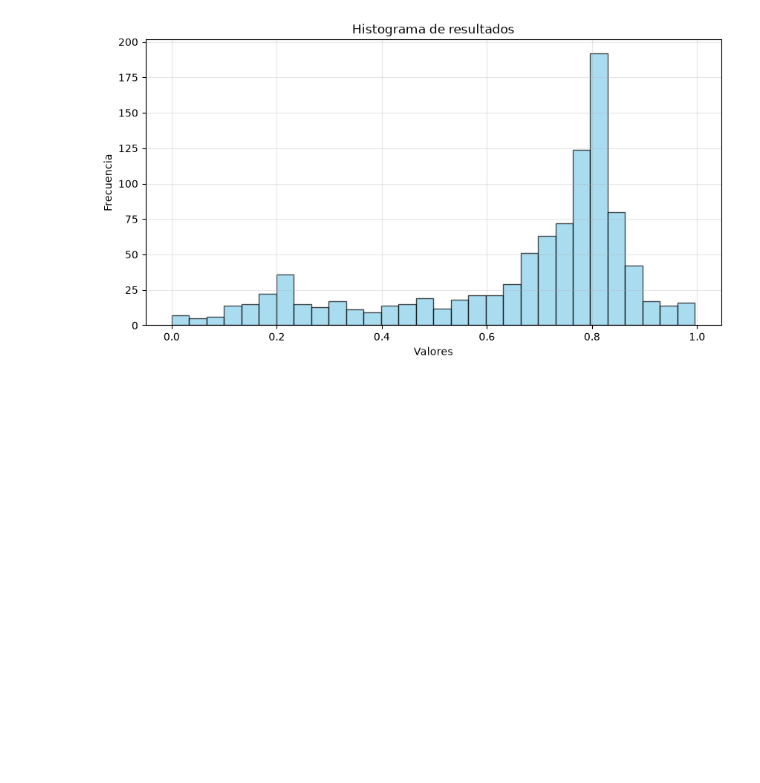
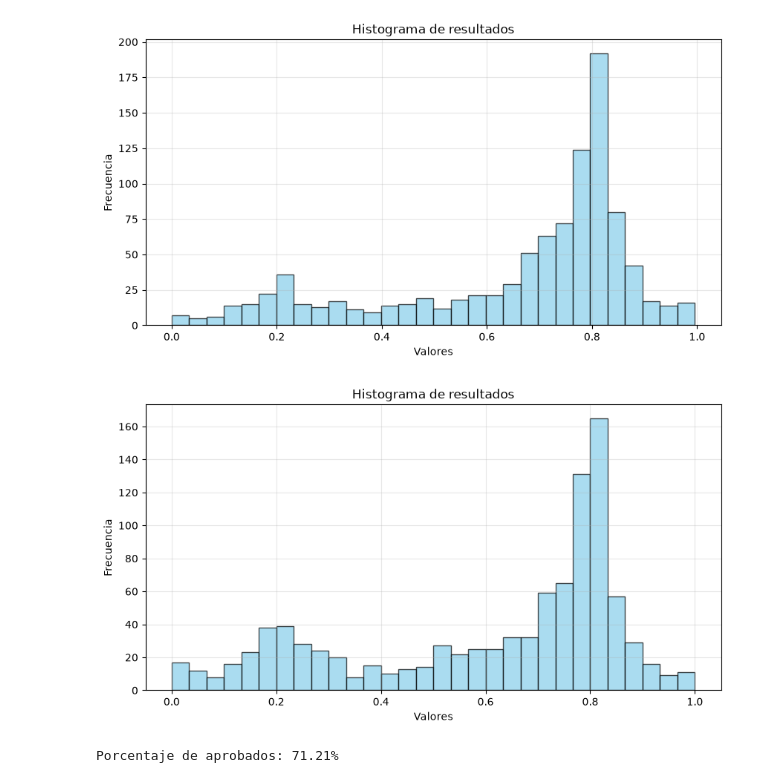
Before and after one commit to IvanGP7/TFG-RAG-VDB, a Jupyter notebook: src/Resulsts/result_analyse.ipynb, the cells around one changed output. Cells and saved outputs as stored; diff of their text form; code cells hidden in the pictures; blank space fills up the shorter version.

```diff
--- a/src/Resulsts/result_analyse.ipynb
+++ b/src/Resulsts/result_analyse.ipynb
@@ -28,3 +28,24 @@ fig.savefig('Histogram_1000.png', dpi=300, bbox_inches='tight')
 plt.show()
 # %% [output]
 [figure]
+# %%
+csv_file = r'C:\Users\playe\Documents\Trabajos\TFG-RAG-VDB\src\Resulsts\resultados_rag_1000_ec2.csv'
+df = pd.read_csv(csv_file)
+fig, ax = plt.subplots(figsize=(10, 5))
+ax.hist(df['Nota_Correctness'], bins=30, color='skyblue', edgecolor='black', alpha=0.7)
+ax.set_xlabel('Valores')
+ax.set_ylabel('Frecuencia')
+ax.set_title('Histograma de resultados')
+ax.grid(True, alpha=0.3)
+fig.savefig('Histogram_1000_ec2.png', dpi=300, bbox_inches='tight')
+
+plt.show()
+# %% [output]
+[figure, added]
+# %%
+csv_file = r'C:\Users\playe\Documents\Trabajos\TFG-RAG-VDB\src\Resulsts\resultados_rag_1000_ec2.csv'
+df = pd.read_csv(csv_file)
+aproved = df[df['Nota_Correctness'] >= 0.5]
+print(f"Porcentaje de aprobados: {len(aproved) / len(df) * 100:.2f}%")
+# %% [output]
+Porcentaje de aprobados: 71.21%
```
Also changed, not shown: parts of 1 cell of this notebook, 2 other files.
